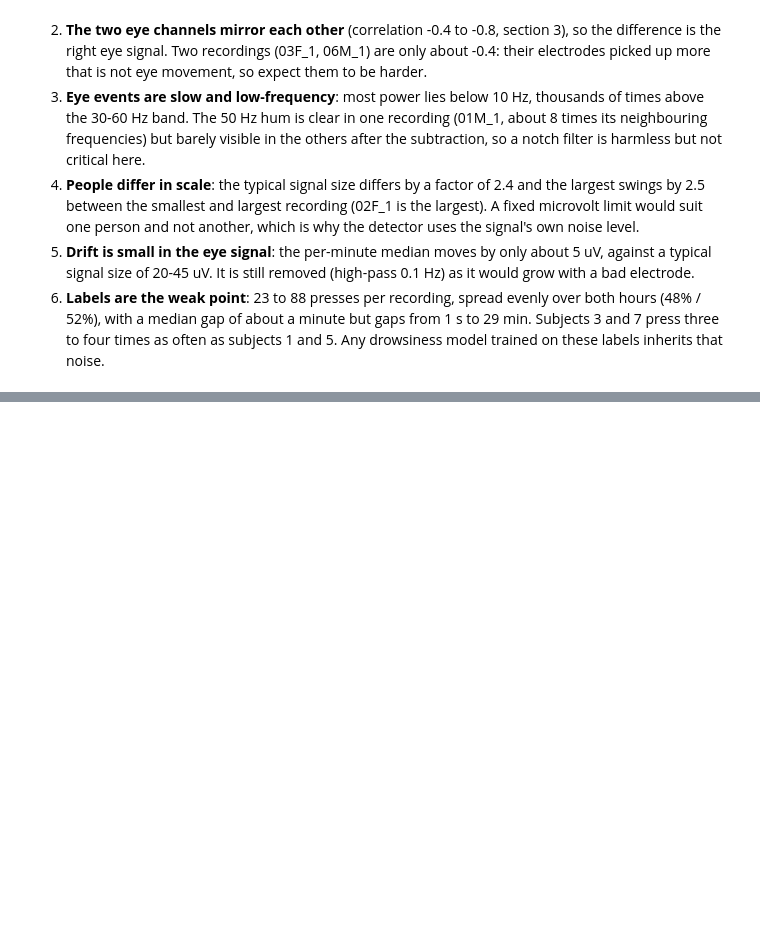
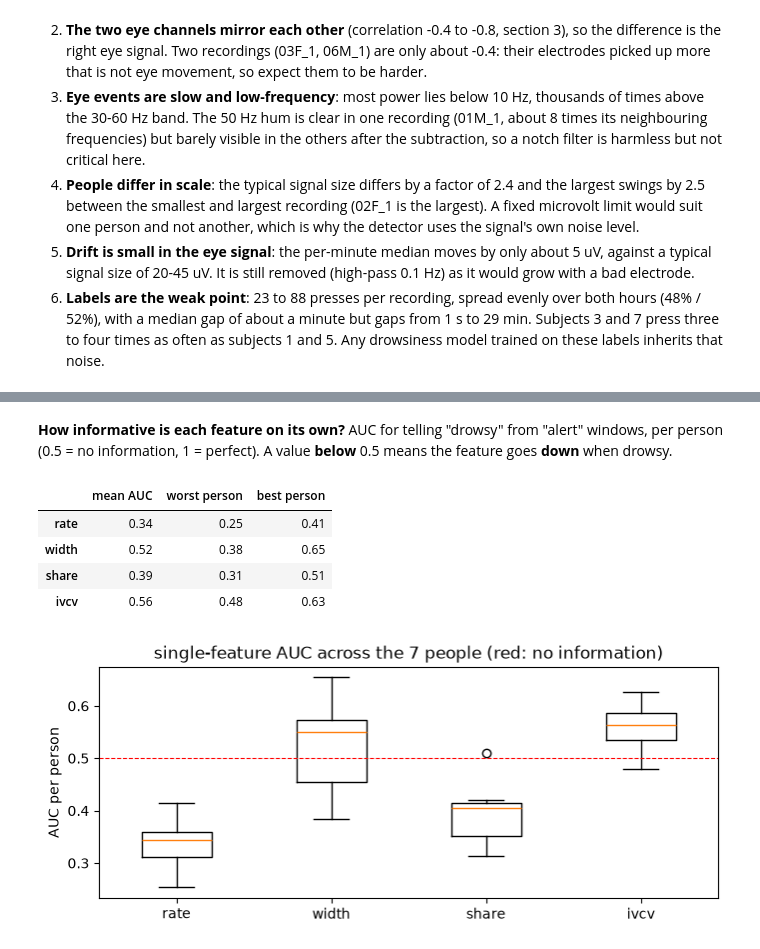
Before and after one commit to notchkillerAI/multimodal-drowsiness-detection, a Jupyter notebook: EOG_EDA.ipynb, the cells around one changed output, grey strips where cells are left out. Drawn from its saved outputs; the diff is of its cells as text; code cells hidden in the pictures; blank space fills up the shorter version.

```diff
--- a/EOG_EDA.ipynb
+++ b/EOG_EDA.ipynb
@@ -210,0 +305,16 @@ gap between two presses: median 62 s, shortest 1 s, longest 29 min
+# %% [markdown]
+**How informative is each feature on its own?** AUC for telling "drowsy" from "alert" windows, per person (0.5 = no information, 1 = perfect). A value **below** 0.5 means the feature goes **down** when drowsy.
+# %%
+single = {f: [roc_auc_score(g.label, g[f]) for _, g in labelled.groupby("subj") if g.label.nunique() == 2] for f in FEATURES}
+single_table = pd.DataFrame({f: {"mean AUC": np.mean(v), "worst person": np.min(v), "best person": np.max(v)} for f, v in single.items()}).T
+display(single_table.round(2))
+fig, ax = plt.subplots(figsize=(8, 3))
+ax.boxplot(list(single.values()), tick_labels=list(single)); ax.axhline(0.5, color="r", ls="--", lw=0.8); ax.set_ylabel("AUC per person"); ax.set_title("single-feature AUC across the 7 people (red: no information)")
+plt.show()
+# %% [output]
+|  | mean AUC | worst person | best person |
+| rate | 0.34 | 0.25 | 0.41 |
+| width | 0.52 | 0.38 | 0.65 |
+| share | 0.39 | 0.31 | 0.51 |
+| ivcv | 0.56 | 0.48 | 0.63 |
+[figure, added]
```
Also changed, not shown: parts of 19 cells of this notebook, 4 other files.
